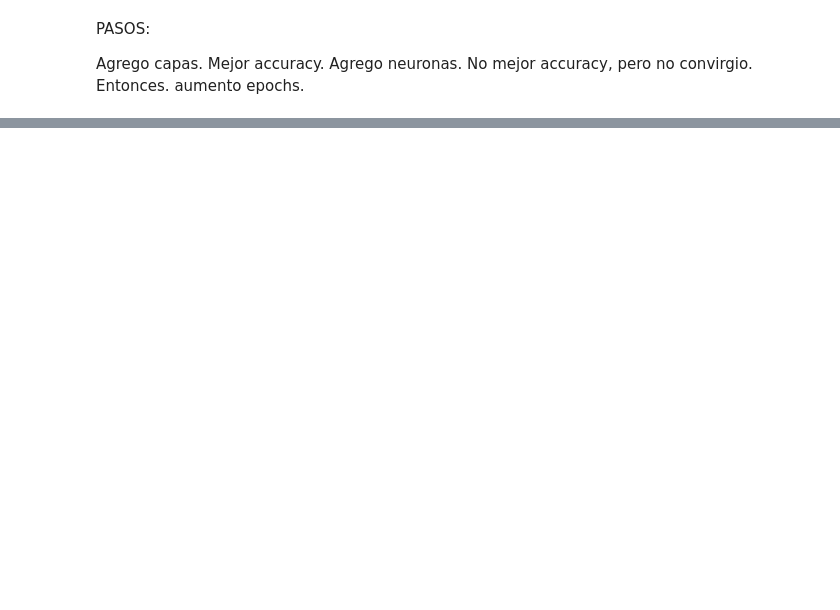
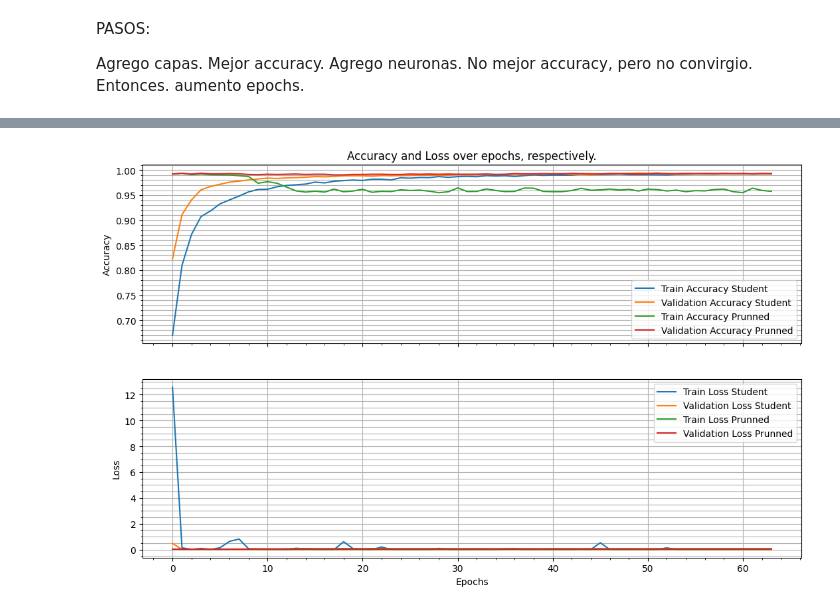
Before and after one commit to dgayet/ml_fpga_unmdp, a Jupyter notebook: labs/lab2/02-MLCompression.ipynb, the cells around one changed output, grey strips where cells are left out. Saved outputs shown, nothing was run; the diff lists cells and outputs as text; code cells hidden in the pictures; blank space fills up the shorter version.

```diff
--- a/labs/lab2/02-MLCompression.ipynb
+++ b/labs/lab2/02-MLCompression.ipynb
@@ -1516,0 +1622,34 @@ Agrego neuronas. No mejor accuracy, pero no convirgio. Entonces. aumento epochs.
+# %%
+# Plot accuracy and loss over epochs
+ax1 = plt.subplot(211)
+ax1.plot(historyS.history['sparse_categorical_accuracy'], label='Train Accuracy Student')
+ax1.plot(historyS.history['val_sparse_categorical_accuracy'], label='Validation Accuracy Student')
+ax1.plot(history.history['sparse_categorical_accuracy'], label='Train Accuracy Prunned')
+ax1.plot(history.history['val_sparse_categorical_accuracy'], label='Validation Accuracy Prunned')
+ax1.minorticks_on()
+ax1.tick_params('x', labelbottom=False)
+ax1.grid(visible=True, which='both', axis='y')
+ax1.grid(visible=True, which='Major', axis='x')
+ax1.set_ylabel('Accuracy')
+ax1.set_title('Accuracy and Loss over epochs, respectively.')
+ax1.legend()
+
+ax2 = plt.subplot(212)
+ax2.plot(historyS.history['student_loss'], label='Train Loss Student')
+ax2.plot(historyS.history['val_student_loss'], label='Validation Loss Student')
+ax2.plot(history.history['loss'], label='Train Loss Prunned')
+ax2.plot(history.history['val_loss'], label='Validation Loss Prunned')
+ax2.minorticks_on()
+ax2.grid(visible=True, which='both', axis='y')
+ax2.grid(visible=True, which='Major', axis='x')
+ax2.set_xlabel('Epochs')
+ax2.set_ylabel('Loss')
+ax2.legend()
+
+fig = plt.gcf()
+fig.set_size_inches(1280/fig.dpi, 768/fig.dpi)
+#plt.savefig("../img/Compression_QAP_6bit_3bit_acc_n_loss_iter-" + str(iter) + ".png", bbox_inches='tight')
+
+plt.show()
+# %% [output]
+[figure, added]
```
Also changed, not shown: parts of 12 cells of this notebook, 3 other files.
